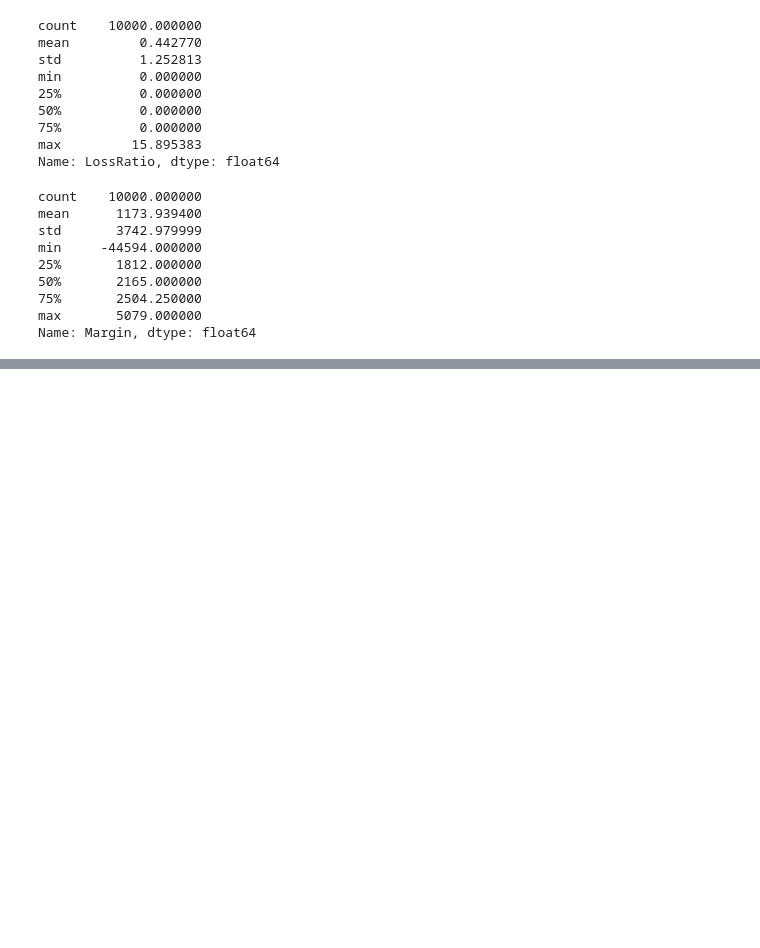
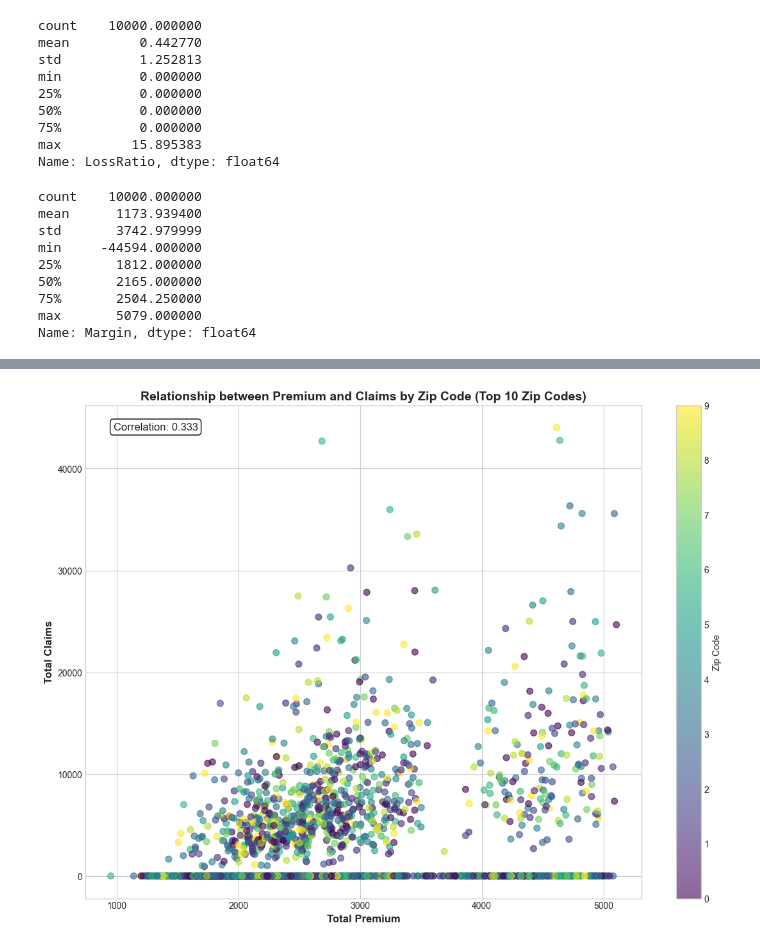
Before and after one commit to hawi088/insurance-risk-analytics, a Jupyter notebook: notebooks/task1_eda.ipynb, the cells around one changed output, grey strips where cells are left out. Saved outputs shown, nothing was run; the diff lists cells and outputs as text; code cells hidden in the pictures; blank space fills up the shorter version.

```diff
--- a/notebooks/task1_eda.ipynb
+++ b/notebooks/task1_eda.ipynb
@@ -164,0 +280,31 @@ Name: Margin, dtype: float64
+# %%
+# Scatter plot: TotalPremium vs TotalClaims colored by ZipCode
+plt.figure(figsize=(14, 10))
+
+# Get top 10 zip codes by frequency for better visualization
+top_zipcodes = df['ZipCode'].value_counts().head(10).index
+df_top_zip = df[df['ZipCode'].isin(top_zipcodes)]
+
+# Create scatter plot
+scatter = plt.scatter(df_top_zip['TotalPremium'],
+                      df_top_zip['TotalClaims'],
+                      c=df_top_zip['ZipCode'].astype('category').cat.codes,
+                      alpha=0.6,
+                      cmap='viridis',
+                      s=50)
+
+plt.colorbar(scatter, label='Zip Code')
+plt.xlabel('Total Premium', fontsize=12, fontweight='bold')
+plt.ylabel('Total Claims', fontsize=12, fontweight='bold')
+plt.title('Relationship between Premium and Claims by Zip Code (Top 10 Zip Codes)',
+          fontsize=14, fontweight='bold')
+
+# Add correlation annotation
+correlation = df_top_zip['TotalPremium'].corr(df_top_zip['TotalClaims'])
+plt.annotate(f'Correlation: {correlation:.3f}',
+             xy=(0.05, 0.95), xycoords='axes fraction',
+             fontsize=12, bbox=dict(boxstyle="round,pad=0.3", facecolor="white"))
+
+plt.show()
+# %% [output]
+[figure, added]
```
Also changed, not shown: parts of 10 cells of this notebook.
